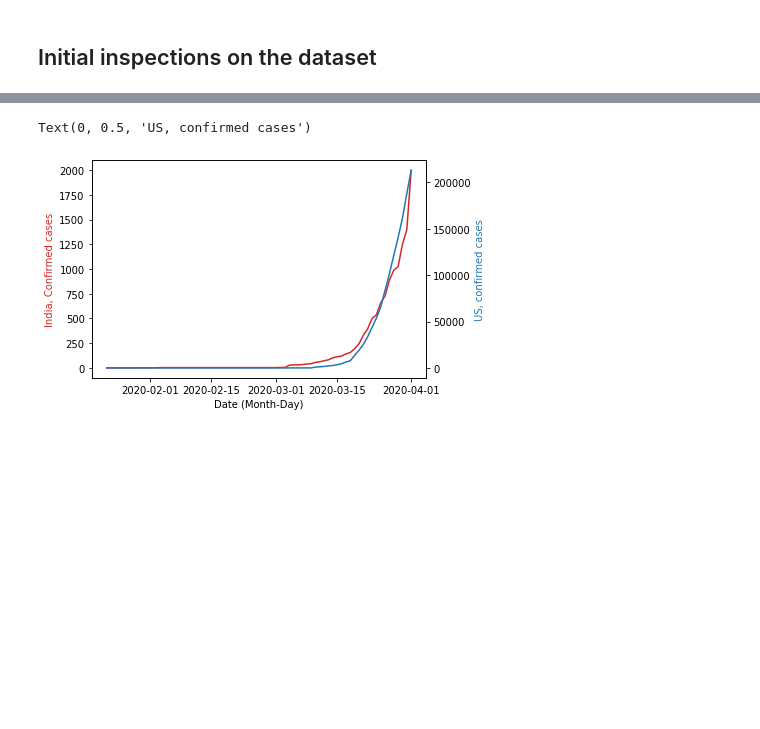
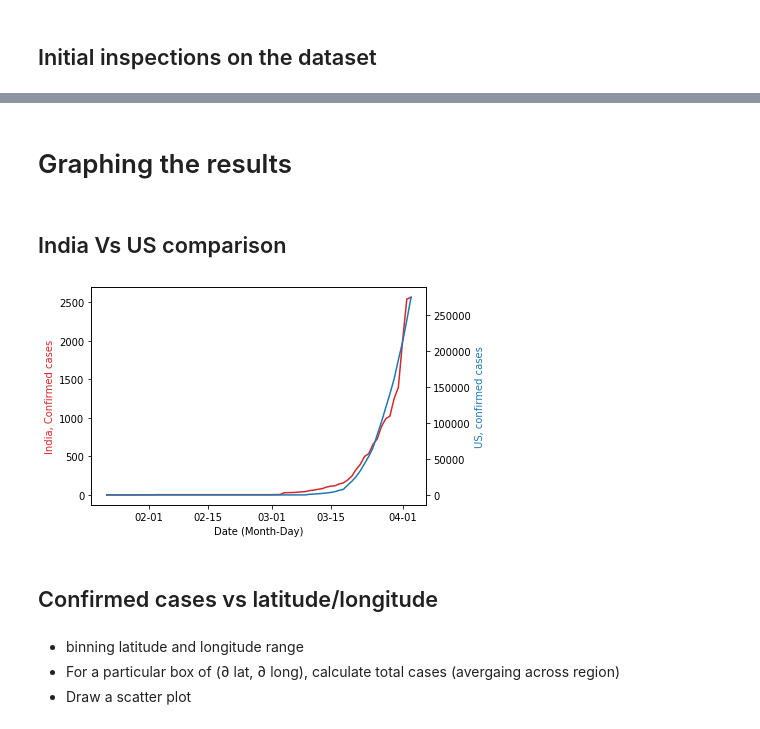
Before and after one commit to mail02ankit/covid19, a Jupyter notebook: anshul_notebook.ipynb, the cells around one changed output, grey strips where cells are left out. Drawn from its saved outputs; the diff is of its cells as text; code cells hidden in the pictures; blank space fills up the shorter version.

```diff
--- a/anshul_notebook.ipynb
+++ b/anshul_notebook.ipynb
@@ -18,6 +21,6 @@ myFmt = mdates.DateFormatter('%m-%d')
 # %%
 # Training raw dataset
-train_ds = pd.read_csv(DATA_DIR+'train.csv')
+train_ds = pd.read_csv('training_data_with_weather_info_week_3.csv')
 # Testing dataset
 test_ds = pd.read_csv(DATA_DIR+'test.csv')
 # %% [markdown]
@@ -69,16 +66,26 @@ min_temp = np.array([14.2, 14.6, 15.8, 13.8, 15.2, 17.2, 15.2, 18.2, 18.5, 14.5,
+# %% [markdown]
+# Graphing the results
+# %% [markdown]
+## India Vs US comparison
 # %%
 fig = plt.figure(figsize=FIG_SIZE)
 ax = fig.add_subplot(111)
 color = 'tab:red'
 ax.plot(ds_india['Date'],ds_india['ConfirmedCases'],c=color)
 ax.xaxis.set_major_formatter(myFmt)
 ax.set_xlabel('Date (Month-Day)')
 ax.set_ylabel('India, Confirmed cases',color=color)
 
 ax2 = ax.twinx()
 color = 'tab:blue'
 ax2.plot(ds_india['Date'],ds_usa.groupby(['Date']).agg({'ConfirmedCases':['sum']}),c=color)
 ax2.set_ylabel('US, confirmed cases',color=color)
+ax2.xaxis.set_major_formatter(myFmt)
 # %% [output]
-Text(0, 0.5, 'US, confirmed cases')
-[figure, old version]
+[figure, new version]
+# %% [markdown]
+## Confirmed cases vs latitude/longitude
+# %% [markdown]
+* binning latitude and longitude range
+* For a particular box of (∂ lat, ∂ long), calculate total cases (avergaing across region)
+* Draw a scatter plot
```
Also changed, not shown: parts of 8 cells of this notebook, 2 other files.
